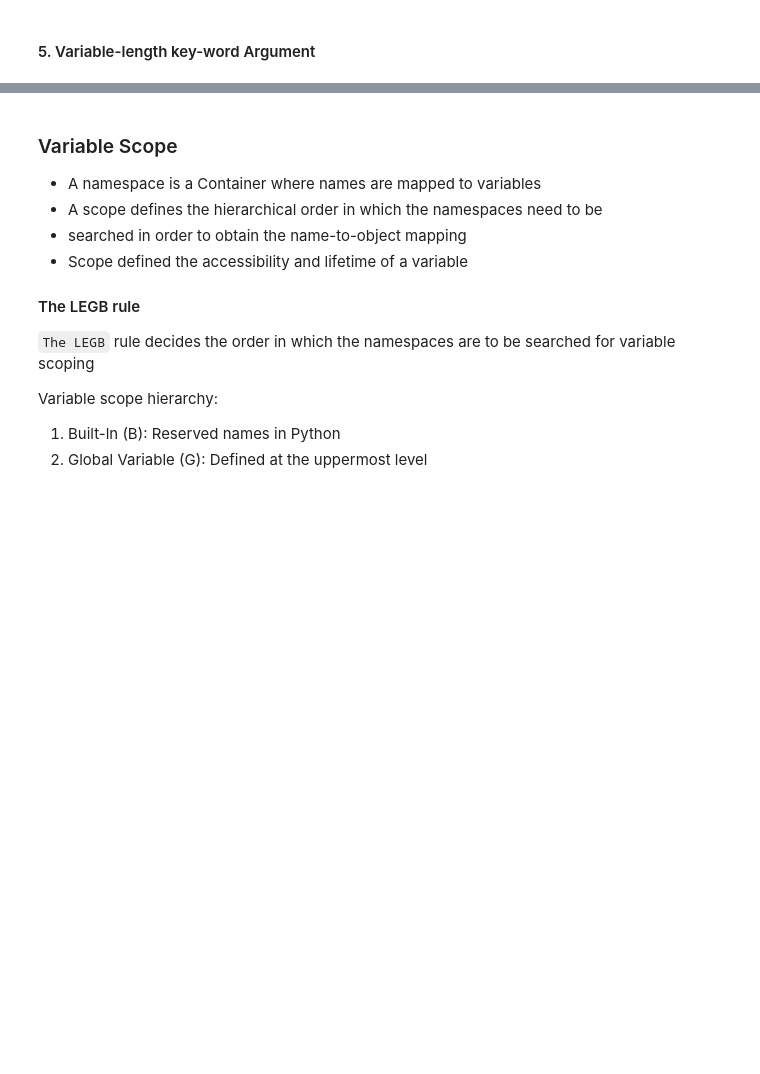
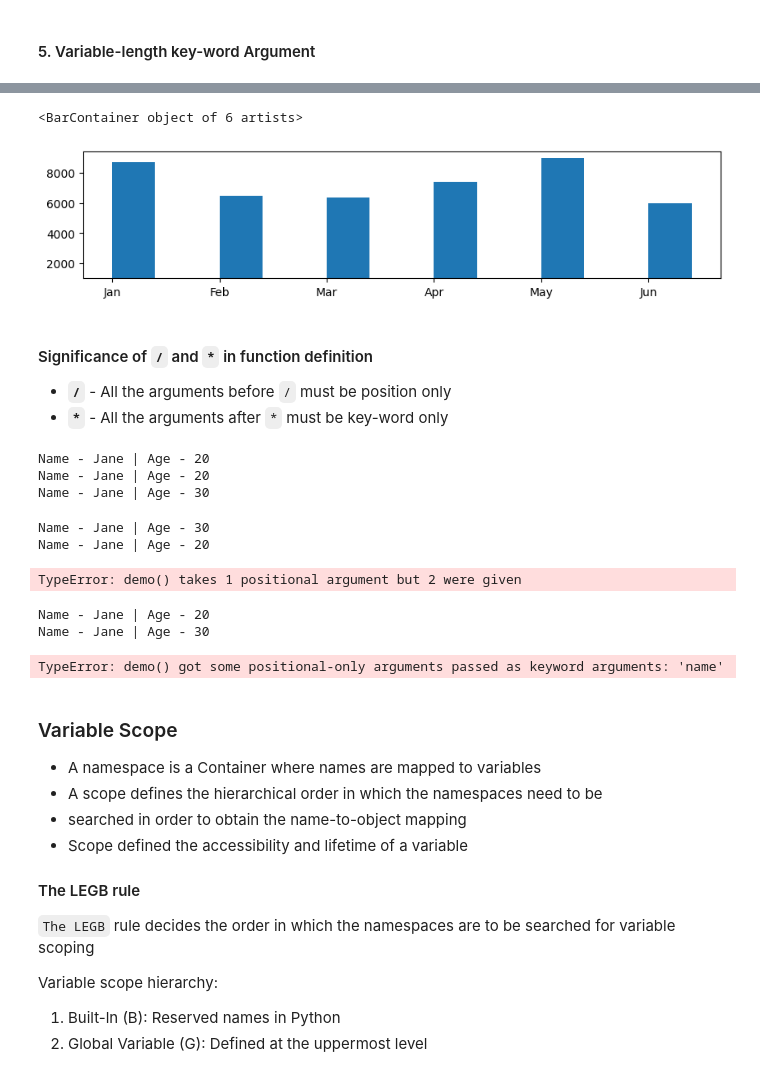
Before and after one commit to knowledge-corner/Oracle_10_Mar_25, a Jupyter notebook: Classwork/Day - 3.ipynb, the cells around one changed output, grey strips where cells are left out. Drawn from its saved outputs; the diff is of its cells as text; code cells hidden in the pictures; blank space fills up the shorter version.

```diff
--- a/Classwork/Day - 3.ipynb
+++ b/Classwork/Day - 3.ipynb
@@ -13,3 +144,48 @@
+# %%
+plt.figure(figsize = (10, 2))
+# plt.bar(x = months, height=sales, color = "teal", ls = "-.", width=0.4, bottom=1000, align='edge')
+plt.bar(months, sales, 0.4, 1000, align = "edge") # Note - align must be a key-word argument as it comes after *
+# %% [output]
+<BarContainer object of 6 artists>
+[figure, added]
+# %% [markdown]
+#### Significance of `/` and `*` in function definition
+
+- **`/`** - All the arguments before `/` must be position only
+- **`*`** - All the arguments after `*` must be key-word only
+# %%
+def demo(name, age) :
+     print(f"Name - {name} | Age - {age}")
+
+demo("Jane", 20)  # Both position only
+demo(name = "Jane", age = 20) # Both key-word
+demo("Jane", age = 30)  # name - position and age - key-word
+# %% [output]
+Name - Jane | Age - 20
+Name - Jane | Age - 20
+Name - Jane | Age - 30
+# %%
+def demo(name, *, age) :
+     print(f"Name - {name} | Age - {age}")
+
+demo("Jane", age = 30)  #
+demo(name = "Jane", age = 20) #
+demo("Jane", 20)  # Error
+# %% [output]
+Name - Jane | Age - 30
+Name - Jane | Age - 20
+TypeError: demo() takes 1 positional argument but 2 were given
+# %%
+def demo(name, /, age) :
+     print(f"Name - {name} | Age - {age}")
+
+demo("Jane", 20)  #
+demo("Jane", age = 30)  #
+demo(name = "Jane", age = 20) # Error
+# %% [output]
+Name - Jane | Age - 20
+Name - Jane | Age - 30
+TypeError: demo() got some positional-only arguments passed as keyword arguments: 'name'
 # %% [markdown]
 ### Variable Scope
 
```
Also changed, not shown: parts of 17 cells of this notebook.
